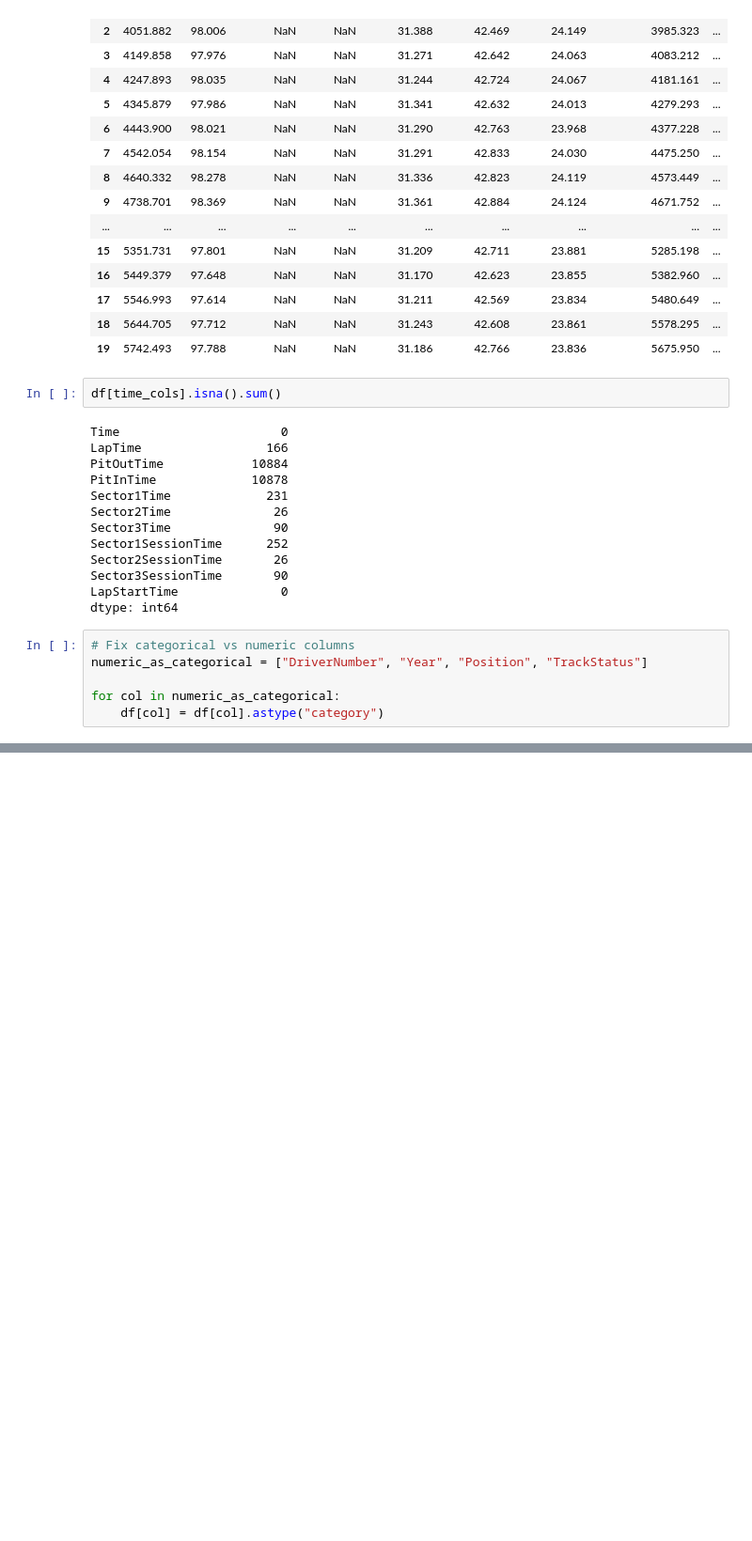
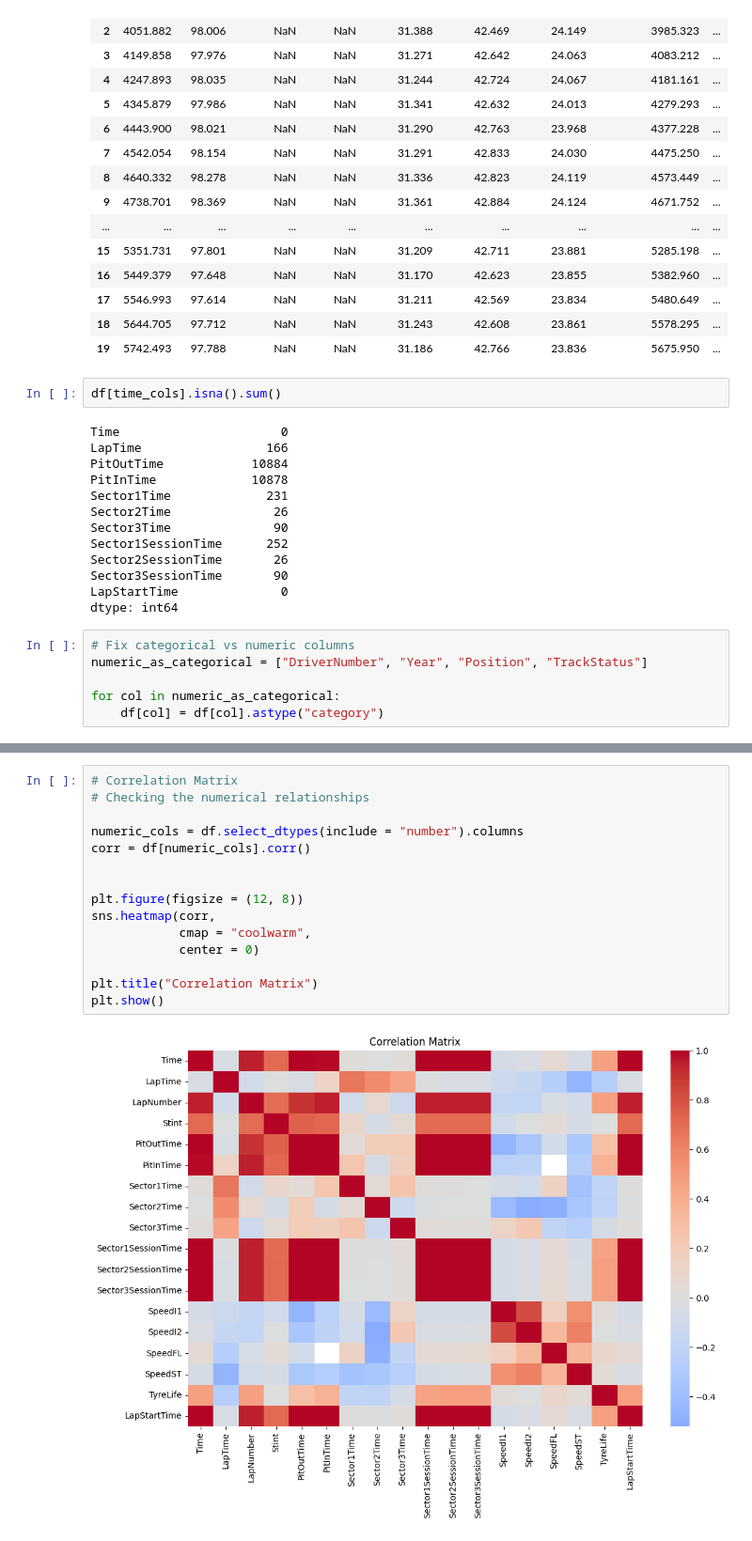
Before and after one commit to the-liyanage/f1-strategy-optimizer, a Jupyter notebook: notebooks/01_eda.ipynb, the cells around one changed output, grey strips where cells are left out. Shown at 94% size. Saved outputs shown, nothing was run; the diff lists cells and outputs as text; blank space fills up the shorter version.

```diff
--- a/notebooks/01_eda.ipynb
+++ b/notebooks/01_eda.ipynb
@@ -438,0 +486,17 @@ memory usage: 55.1 KB
+# %%
+# Correlation Matrix
+# Checking the numerical relationships
+
+numeric_cols = df.select_dtypes(include = "number").columns
+corr = df[numeric_cols].corr()
+
+
+plt.figure(figsize = (12, 8))
+sns.heatmap(corr,
+            cmap = "coolwarm",
+            center = 0)
+
+plt.title("Correlation Matrix")
+plt.show()
+# %% [output]
+[figure, added]
```
Also changed, not shown: parts of 29 cells of this notebook.
